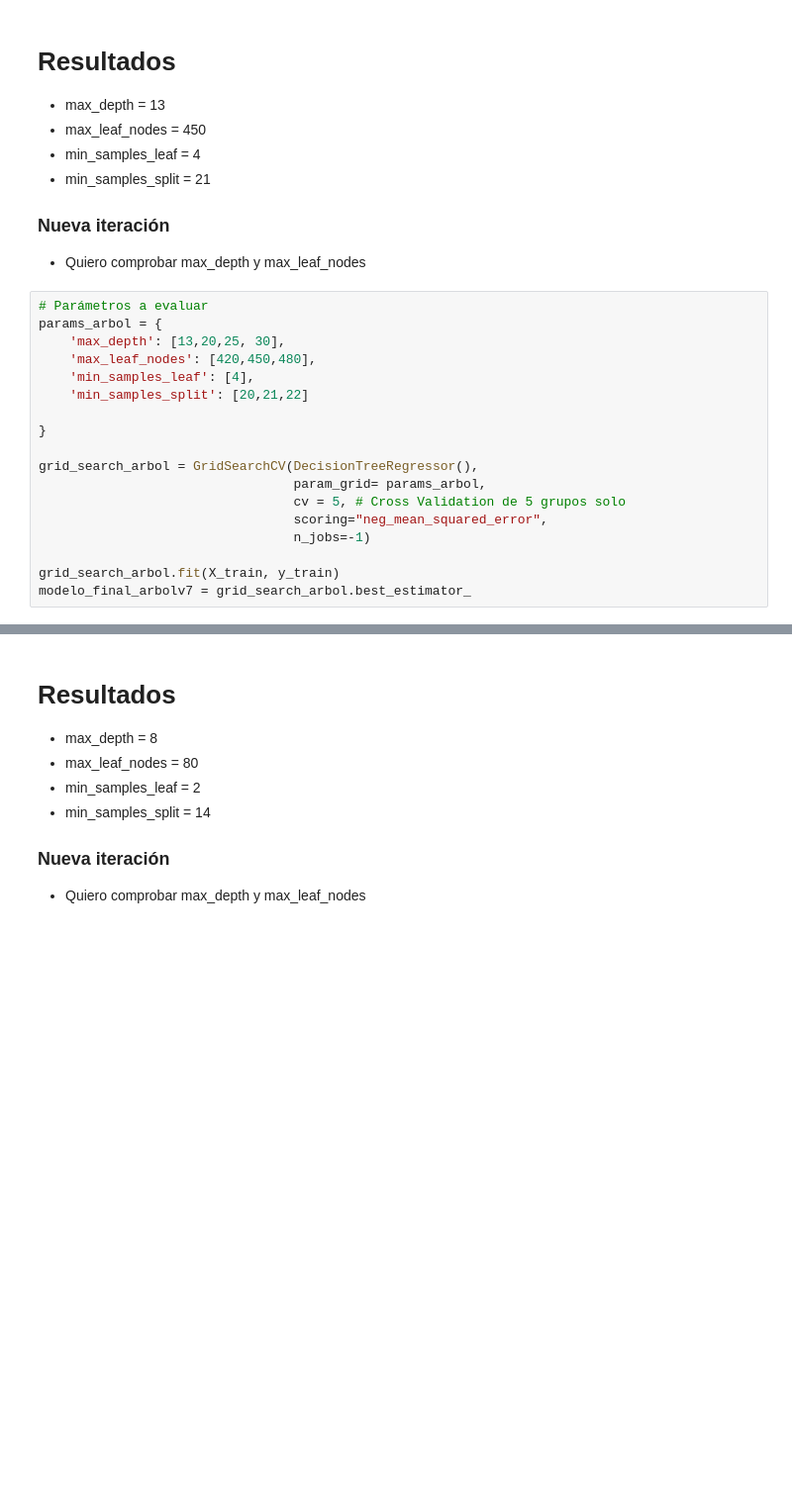
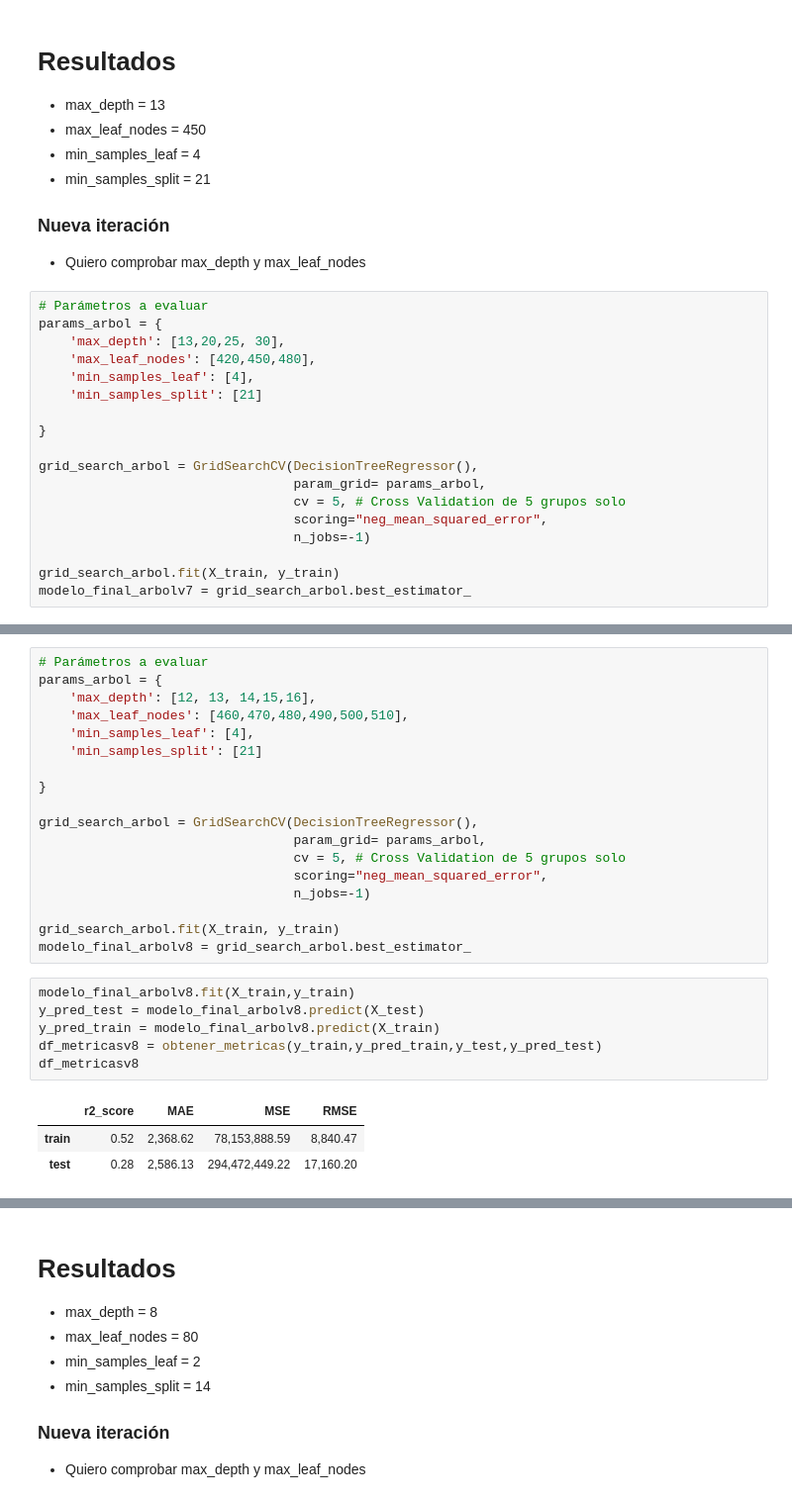
Before and after one commit to apelsito/laboratorio-modulo8-leccion02-ModelosNoLineales, a Jupyter notebook: jupyter_notebooks/Modelo2/07_DecisionTree.ipynb, the cells around one changed output, grey strips where cells are left out. Shown: that part at 99% size. Cells and saved outputs as stored; diff of their text form; blank space fills up the shorter version.

```diff
--- a/jupyter_notebooks/Modelo2/07_DecisionTree.ipynb
+++ b/jupyter_notebooks/Modelo2/07_DecisionTree.ipynb
@@ -344,7 +343,7 @@ params_arbol = {
     'max_depth': [13,20,25, 30],
     'max_leaf_nodes': [420,450,480],
     'min_samples_leaf': [4],
-    'min_samples_split': [20,21,22]
+    'min_samples_split': [21]
 
 }
 
@@ -366,0 +382,28 @@ modelo_final_arbolv7
+# %%
+# Parámetros a evaluar
+params_arbol = {
+    'max_depth': [12, 13, 14,15,16],
+    'max_leaf_nodes': [460,470,480,490,500,510],
+    'min_samples_leaf': [4],
+    'min_samples_split': [21]
+
+}
+
+grid_search_arbol = GridSearchCV(DecisionTreeRegressor(),
+                                 param_grid= params_arbol,
+                                 cv = 5, # Cross Validation de 5 grupos solo
+                                 scoring="neg_mean_squared_error",
+                                 n_jobs=-1)
+
+grid_search_arbol.fit(X_train, y_train)
+modelo_final_arbolv8 = grid_search_arbol.best_estimator_
+# %%
+modelo_final_arbolv8.fit(X_train,y_train)
+y_pred_test = modelo_final_arbolv8.predict(X_test)
+y_pred_train = modelo_final_arbolv8.predict(X_train)
+df_metricasv8 = obtener_metricas(y_train,y_pred_train,y_test,y_pred_test)
+df_metricasv8
+# %% [output]
+|  | r2_score | MAE | MSE | RMSE |
+| train | 0.52 | 2,368.62 | 78,153,888.59 | 8,840.47 |
+| test | 0.28 | 2,586.13 | 294,472,449.22 | 17,160.20 |
```
Also changed, not shown: parts of 57 cells of this notebook, 21 other files.
